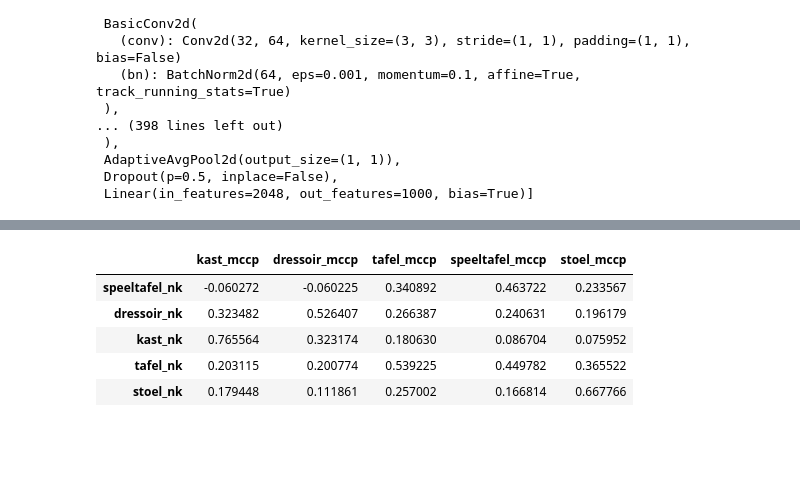
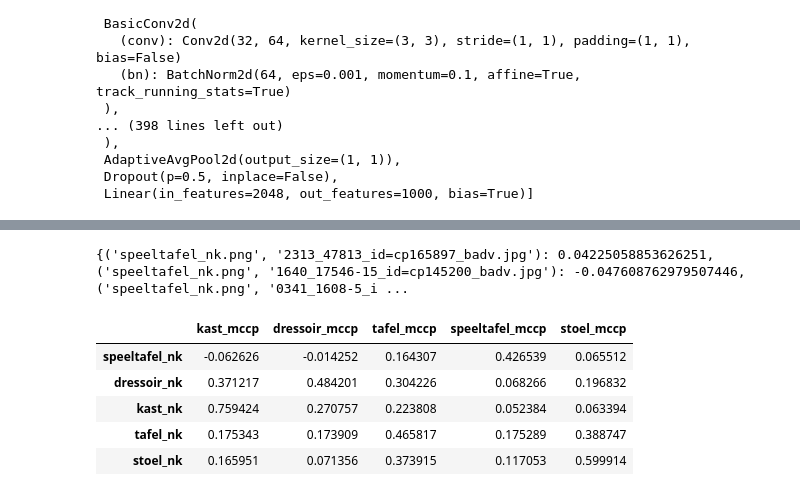
Before and after one commit to jacobjanwoord/Fearless-erfgoed, a Jupyter notebook: CNN_playground.ipynb, the cells around one changed output, grey strips where cells are left out. Cells and saved outputs as stored; diff of their text form; code cells hidden in the pictures; blank space fills up the shorter version.

```diff
--- a/CNN_playground.ipynb
+++ b/CNN_playground.ipynb
@@ -356,0 +362,6 @@ sims
+# %%
+nk_testset = os.listdir("nk_test_no_back")
+munich_testset = os.listdir("munich_test_no_back")
+
+sims_test = compute_similarities_testsets(munich_testset, nk_testset)
+sims_test
@@ -357,33 +386,41 @@ sims
+# %%
+munich_set = os.listdir("scraped_images_grayscaled_big")
+nk_img = ("speeltafel_nk.png")
+
+sims = compute_similarities_img_to_set(nk_img, munich_set, munich_path='scraped_images_grayscaled_big' ,nk_path='nk_test_no_back')
+print(sims)
+# %% [output]
+{('speeltafel_nk.png', '2313_47813_id=cp165897_badv.jpg'): 0.04225058853626251, ('speeltafel_nk.png', '1640_17546-15_id=cp145200_badv.jpg'): -0.047608762979507446, ('speeltafel_nk.png', '0341_1608-5_i ...
 # %%
 def get_table(sims):
     """
     This function takes the output produced by either the compute_similarities \
     or compute_similarities_testsets function, and returns a pandas dataframe/table \
     and also saves it in excel.
     """
 
     data = {}
     rows = []
 
     for key, value in sims.items():
         if key[0] not in data:
             data[key[0]] = []
         if key[1] not in rows:
             rows.append(key[1])
         data[key[0]].append(value)
 
     data = {key[:key.rfind(".")]:value for key, value in data.items()}
     rows = [row[:row.rfind(".")] for row in rows]
 
     df = pd.DataFrame(data, index=rows)
     #df.to_excel('output.xlsx')
     return df.T
 
-get_table(sims)
+get_table(sims_test)
 # %% [output]
 |  | kast_mccp | dressoir_mccp | tafel_mccp | speeltafel_mccp | stoel_mccp |
-| speeltafel_nk | -0.060272 | -0.060225 | 0.340892 | 0.463722 | 0.233567 |
-| dressoir_nk | 0.323482 | 0.526407 | 0.266387 | 0.240631 | 0.196179 |
-| kast_nk | 0.765564 | 0.323174 | 0.180630 | 0.086704 | 0.075952 |
-| tafel_nk | 0.203115 | 0.200774 | 0.539225 | 0.449782 | 0.365522 |
-| stoel_nk | 0.179448 | 0.111861 | 0.257002 | 0.166814 | 0.667766 |
+| speeltafel_nk | -0.062626 | -0.014252 | 0.164307 | 0.426539 | 0.065512 |
+| dressoir_nk | 0.371217 | 0.484201 | 0.304226 | 0.068266 | 0.196832 |
+| kast_nk | 0.759424 | 0.270757 | 0.223808 | 0.052384 | 0.063394 |
+| tafel_nk | 0.175343 | 0.173909 | 0.465817 | 0.175289 | 0.388747 |
+| stoel_nk | 0.165951 | 0.071356 | 0.373915 | 0.117053 | 0.599914 |
```
Also changed, not shown: parts of 4 cells of this notebook.
